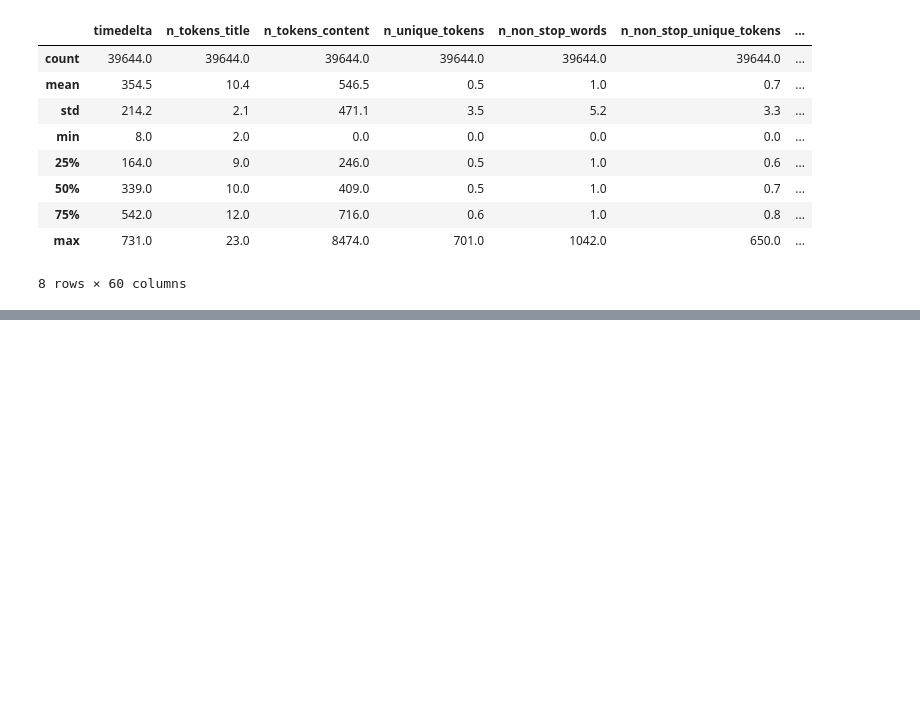
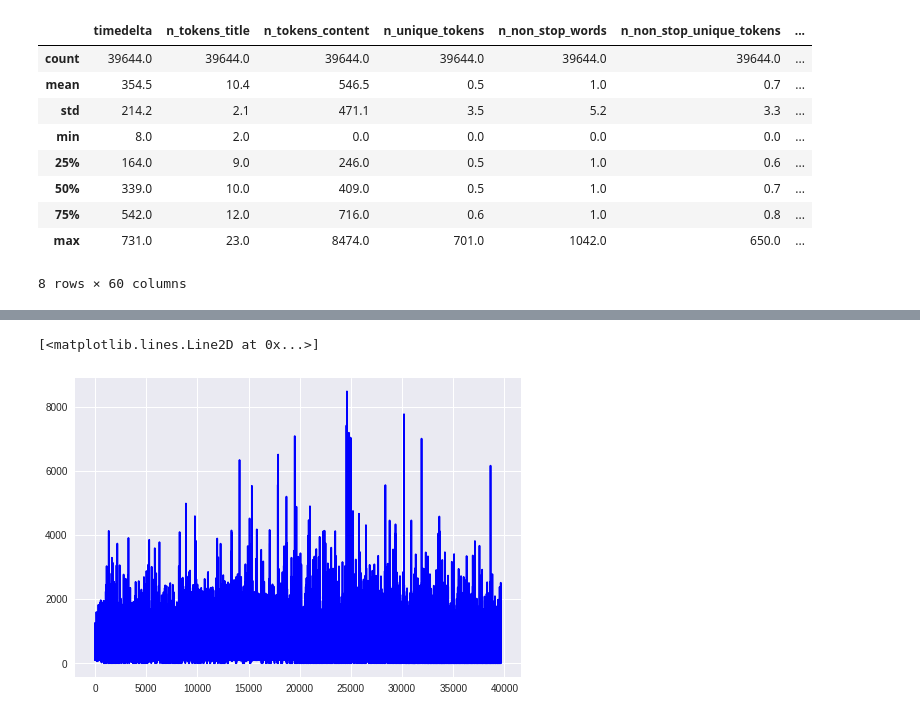
Before and after one commit to AmoDinho/Machine-Learning-Crash-Course-with-TF, a Jupyter notebook: examples/Mashable.ipynb, the cells around one changed output, grey strips where cells are left out. Drawn from its saved outputs; the diff is of its cells as text; code cells hidden in the pictures; blank space fills up the shorter version.

```diff
--- a/examples/Mashable.ipynb
+++ b/examples/Mashable.ipynb
@@ -77,0 +89,5 @@ mashable_df.describe()
+# %%
+plt.plot(content_tokens,color='blue')
+# %% [output]
+[<matplotlib.lines.Line2D at 0x...>]
+[figure, added]
```
Also changed, not shown: parts of 22 cells of this notebook.
